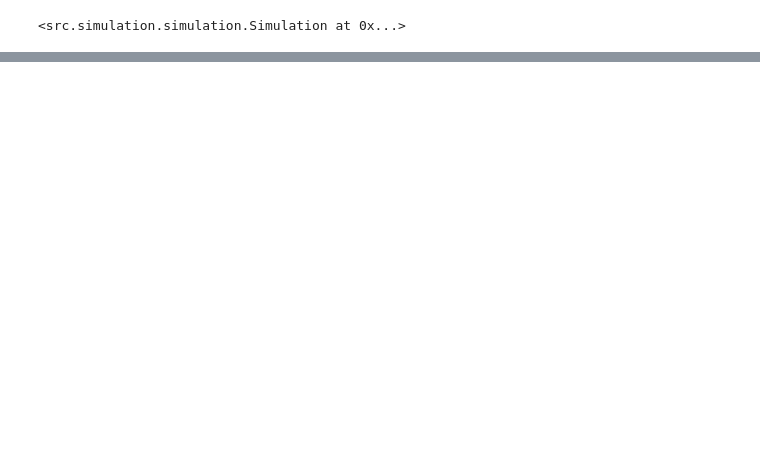
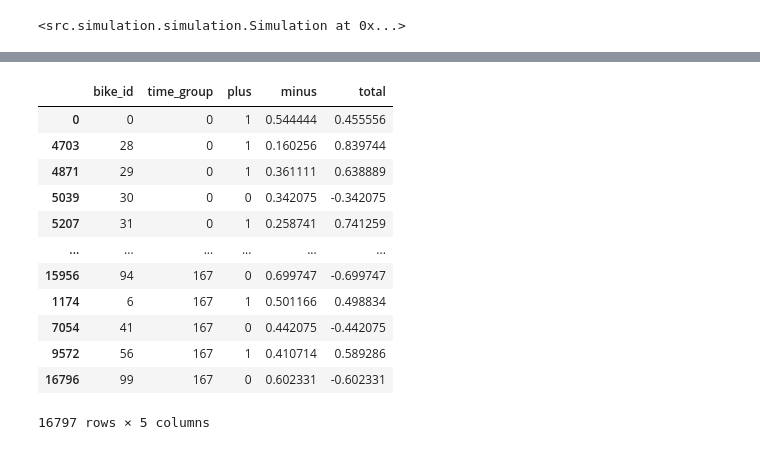
Before and after one commit to WojtekHe/bikes_simulation, a Jupyter notebook: simulation_inferring.ipynb, the cells around one changed output, grey strips where cells are left out. Cells and saved outputs as stored; diff of their text form; code cells hidden in the pictures; blank space fills up the shorter version.

```diff
--- a/simulation_inferring.ipynb
+++ b/simulation_inferring.ipynb
@@ -87,0 +77,16 @@ sns.lineplot(data=aggregates.loc[0].rolling(6).mean())
+# %%
+aggregates.reset_index().sort_values(["time_group"])
+# %% [output]
+|  | bike_id | time_group | plus | minus | total |
+| 0 | 0 | 0 | 1 | 0.544444 | 0.455556 |
+| 4703 | 28 | 0 | 1 | 0.160256 | 0.839744 |
+| 4871 | 29 | 0 | 1 | 0.361111 | 0.638889 |
+| 5039 | 30 | 0 | 0 | 0.342075 | -0.342075 |
+| 5207 | 31 | 0 | 1 | 0.258741 | 0.741259 |
+| ... | ... | ... | ... | ... | ... |
+| 15956 | 94 | 167 | 0 | 0.699747 | -0.699747 |
+| 1174 | 6 | 167 | 1 | 0.501166 | 0.498834 |
+| 7054 | 41 | 167 | 0 | 0.442075 | -0.442075 |
+| 9572 | 56 | 167 | 1 | 0.410714 | 0.589286 |
+| 16796 | 99 | 167 | 0 | 0.602331 | -0.602331 |
+16797 rows × 5 columns
```
Also changed, not shown: parts of 20 cells of this notebook.
